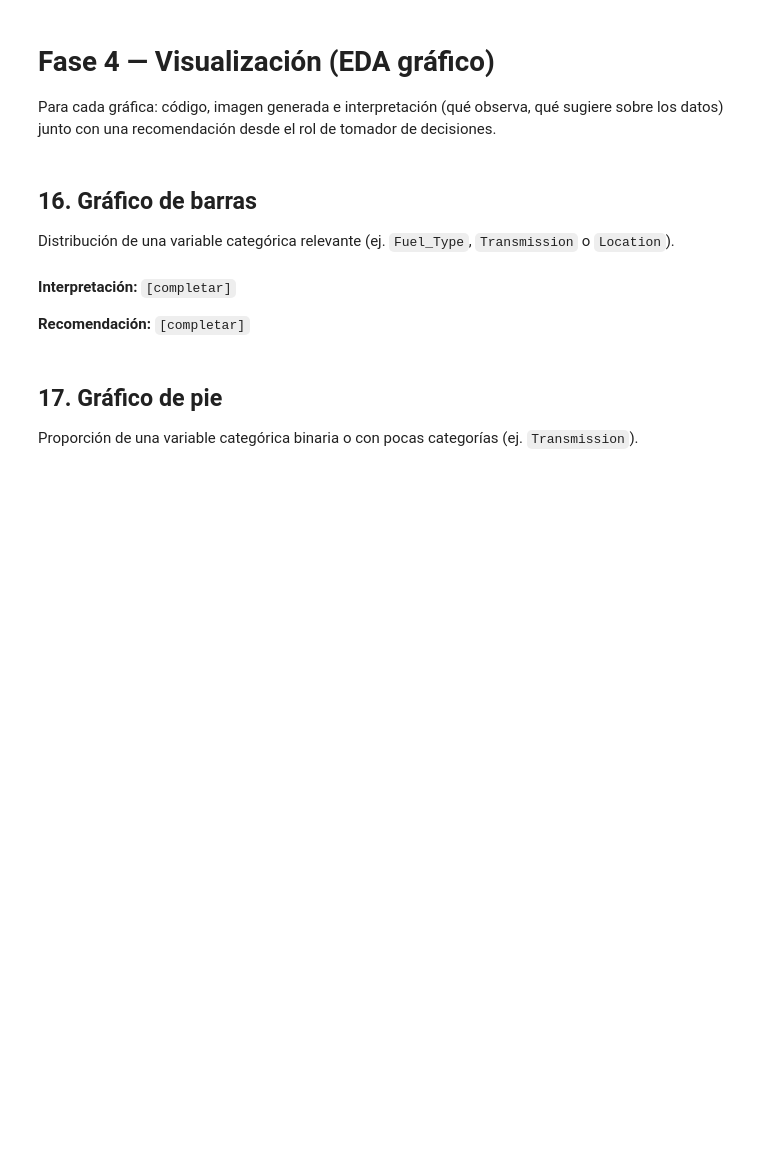
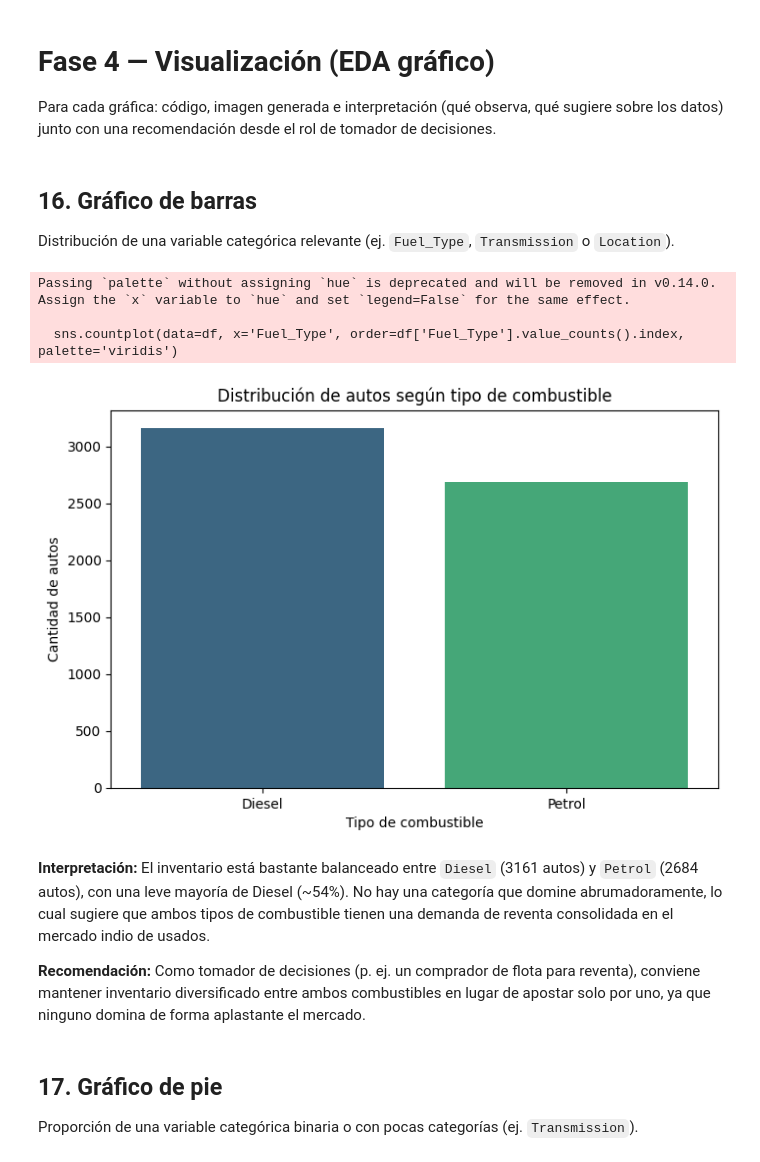
Before and after one commit to Jjes07/FundamentosML-Workshop1, a Jupyter notebook: EDA.ipynb, the cells around one changed output. Saved outputs shown, nothing was run; the diff lists cells and outputs as text; code cells hidden in the pictures; blank space fills up the shorter version.

```diff
--- a/EDA.ipynb
+++ b/EDA.ipynb
@@ -704,10 +827,22 @@ Para cada gráfica: código, imagen generada e interpretación (qué observa, qu
 ## 16. Gráfico de barras
 
 Distribución de una variable categórica relevante (ej. `Fuel_Type`, `Transmission` o `Location`).
+# %%
+plt.figure(figsize=(8,5))
+sns.countplot(data=df, x='Fuel_Type', order=df['Fuel_Type'].value_counts().index, palette='viridis')
+plt.title('Distribución de autos según tipo de combustible')
+plt.xlabel('Tipo de combustible')
+plt.ylabel('Cantidad de autos')
+plt.show()
+# %% [output]
+Passing `palette` without assigning `hue` is deprecated and will be removed in v0.14.0. Assign the `x` variable to `hue` and set `legend=False` for the same effect.
+
+  sns.countplot(data=df, x='Fuel_Type', order=df['Fuel_Type'].value_counts().index, palette='viridis')
+[figure, added]
 # %% [markdown]
-**Interpretación:** `[completar]`
+**Interpretación:** El inventario está bastante balanceado entre `Diesel` (3161 autos) y `Petrol` (2684 autos), con una leve mayoría de Diesel (~54%). No hay una categoría que domine abrumadoramente, lo cual sugiere que ambos tipos de combustible tienen una demanda de reventa consolidada en el mercado indio de usados.
 
-**Recomendación:** `[completar]`
+**Recomendación:** Como tomador de decisiones (p. ej. un comprador de flota para reventa), conviene mantener inventario diversificado entre ambos combustibles en lugar de apostar solo por uno, ya que ninguno domina de forma aplastante el mercado.
 # %% [markdown]
 ## 17. Gráfico de pie
 
```
Also changed, not shown: parts of 28 cells of this notebook.
